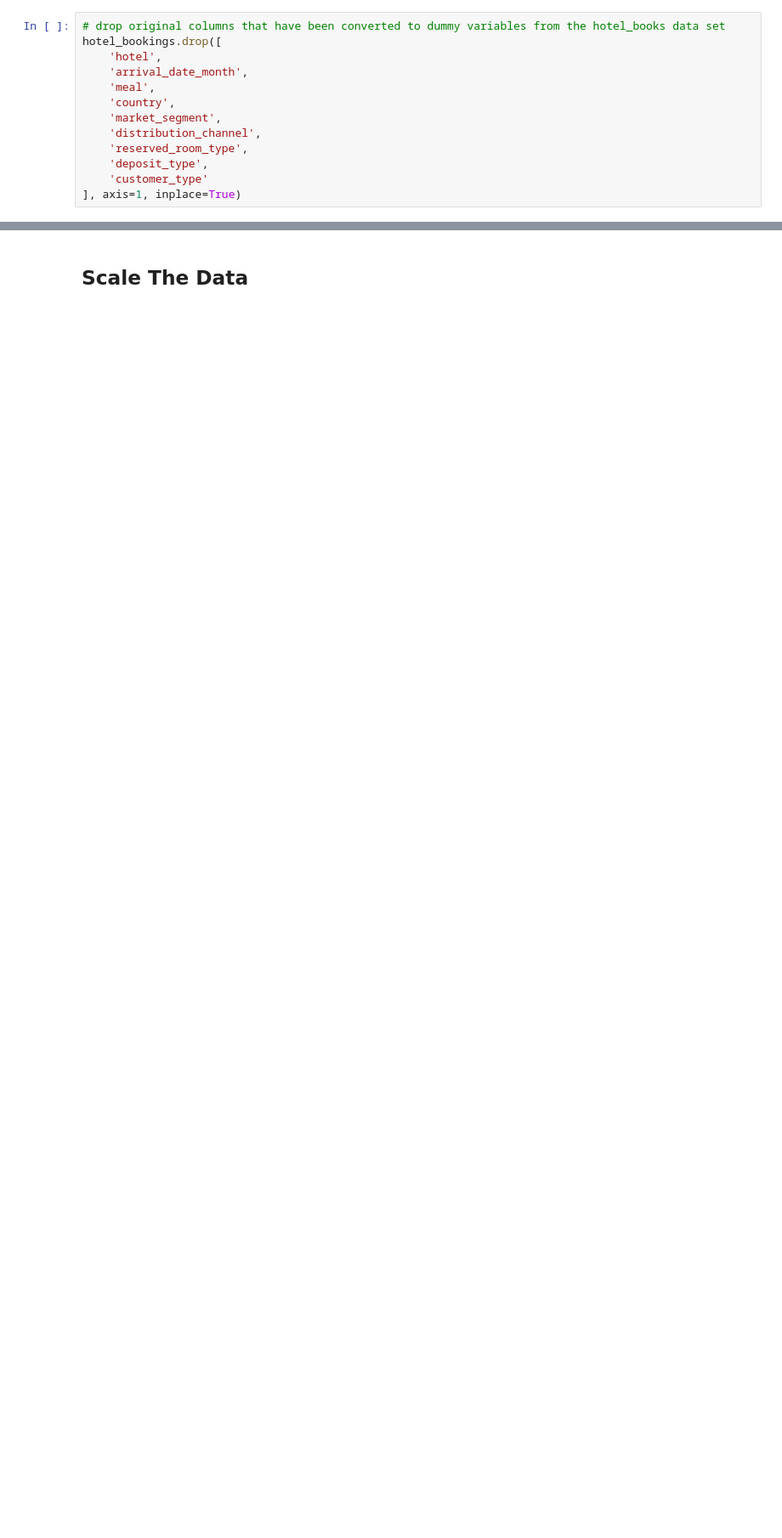
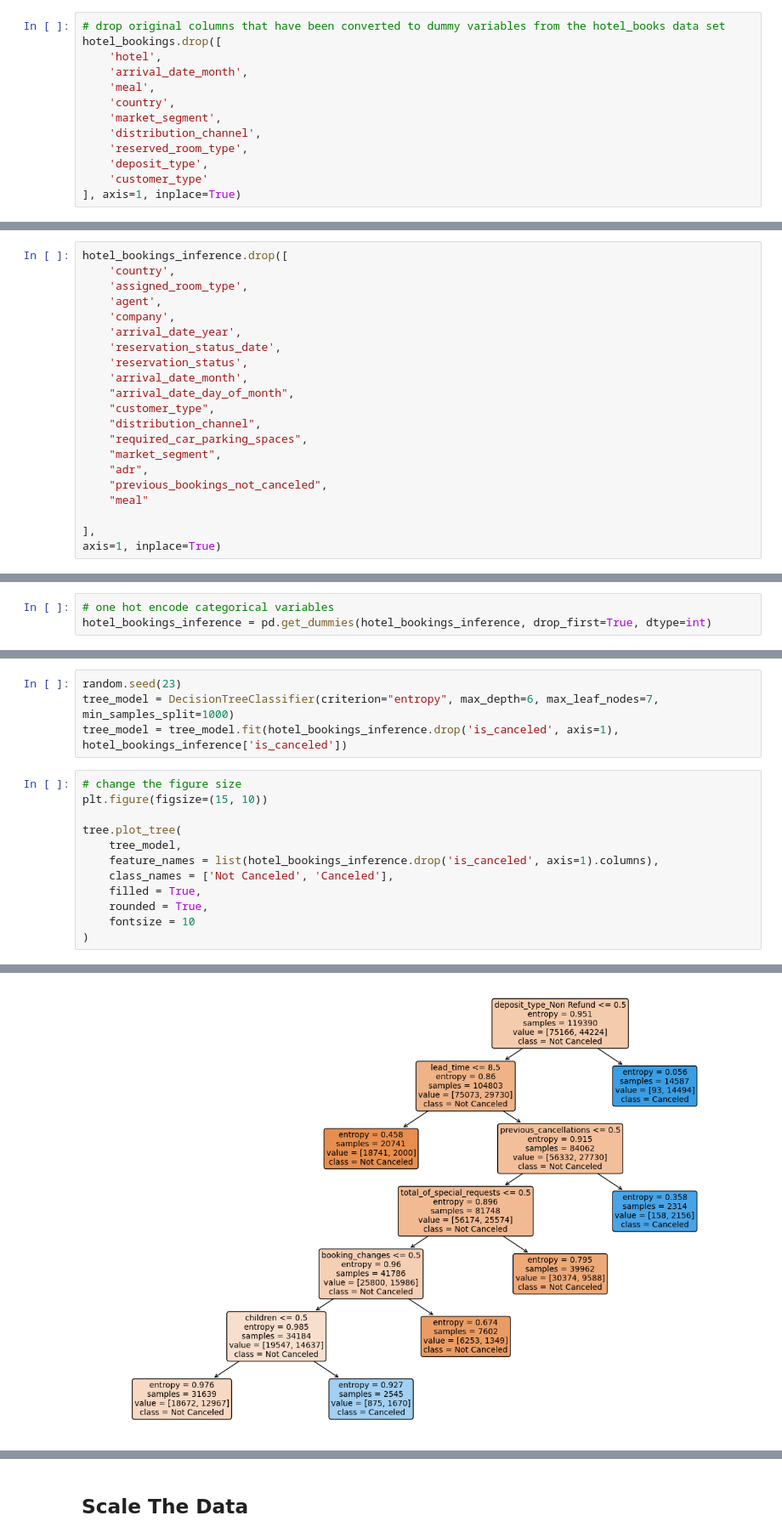
Before and after one commit to TraceGrain1/si618_final_project, a Jupyter notebook: Final_Project_Notebook.ipynb, the cells around one changed output, grey strips where cells are left out. Shown at 85% size. Drawn from its saved outputs; the diff is of its cells as text; blank space fills up the shorter version.

```diff
--- a/Final_Project_Notebook.ipynb
+++ b/Final_Project_Notebook.ipynb
@@ -347,0 +487,21 @@ hotel_bookings.drop([
+# %%
+hotel_bookings_inference.drop([
+    'country',
+    'assigned_room_type',
+    'agent',
+    'company',
+    'arrival_date_year',
+    'reservation_status_date',
+    'reservation_status',
+    'arrival_date_month',
+    "arrival_date_day_of_month",
+    "customer_type",
+    "distribution_channel",
+    "required_car_parking_spaces",
+    "market_segment",
+    "adr",
+    "previous_bookings_not_canceled",
+    "meal"
+
+],
+axis=1, inplace=True)
@@ -347,0 +519,3 @@ hotel_bookings.drop([
+# %%
+# one hot encode categorical variables
+hotel_bookings_inference = pd.get_dummies(hotel_bookings_inference, drop_first=True, dtype=int)
@@ -347,0 +535,17 @@ hotel_bookings.drop([
+# %%
+random.seed(23)
+tree_model = DecisionTreeClassifier(criterion="entropy", max_depth=6, max_leaf_nodes=7, min_samples_split=1000)
+tree_model = tree_model.fit(hotel_bookings_inference.drop('is_canceled', axis=1), hotel_bookings_inference['is_canceled'])
+# %%
+# change the figure size
+plt.figure(figsize=(15, 10))
+
+tree.plot_tree(
+    tree_model,
+    feature_names = list(hotel_bookings_inference.drop('is_canceled', axis=1).columns),
+    class_names = ['Not Canceled', 'Canceled'],
+    filled = True,
+    rounded = True,
+    fontsize = 10
+)
+# %% [output]
@@ -347,0 +565 @@ hotel_bookings.drop([
+[figure, added]
```
Also changed, not shown: parts of 62 cells of this notebook, 4 other files.
